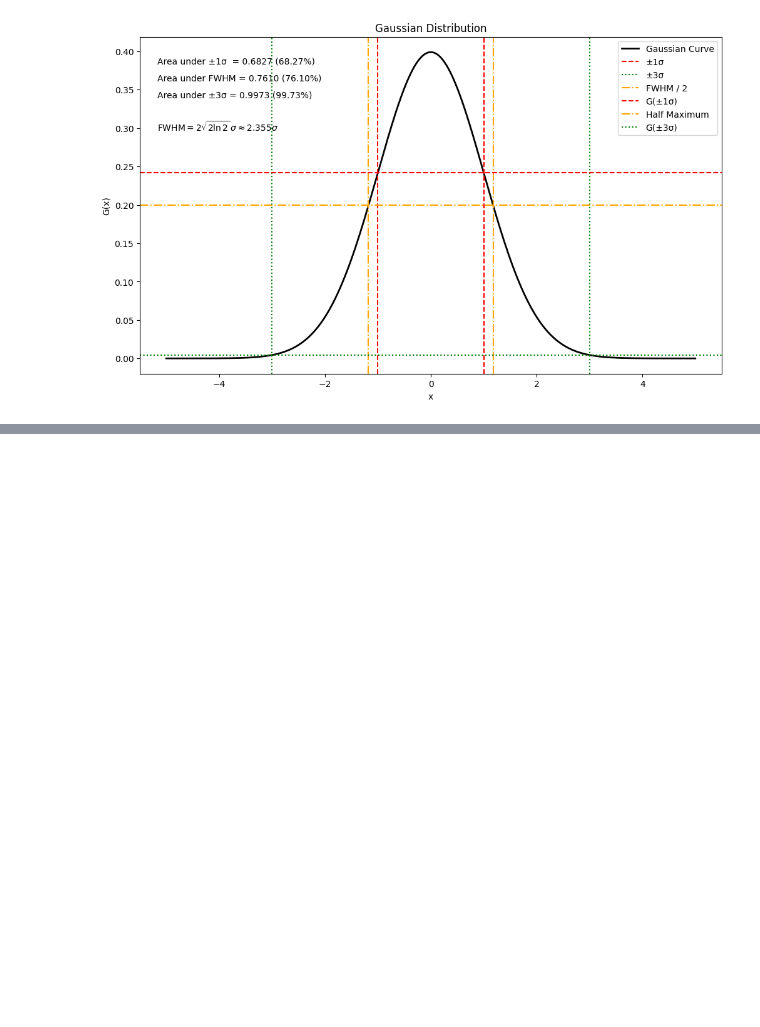
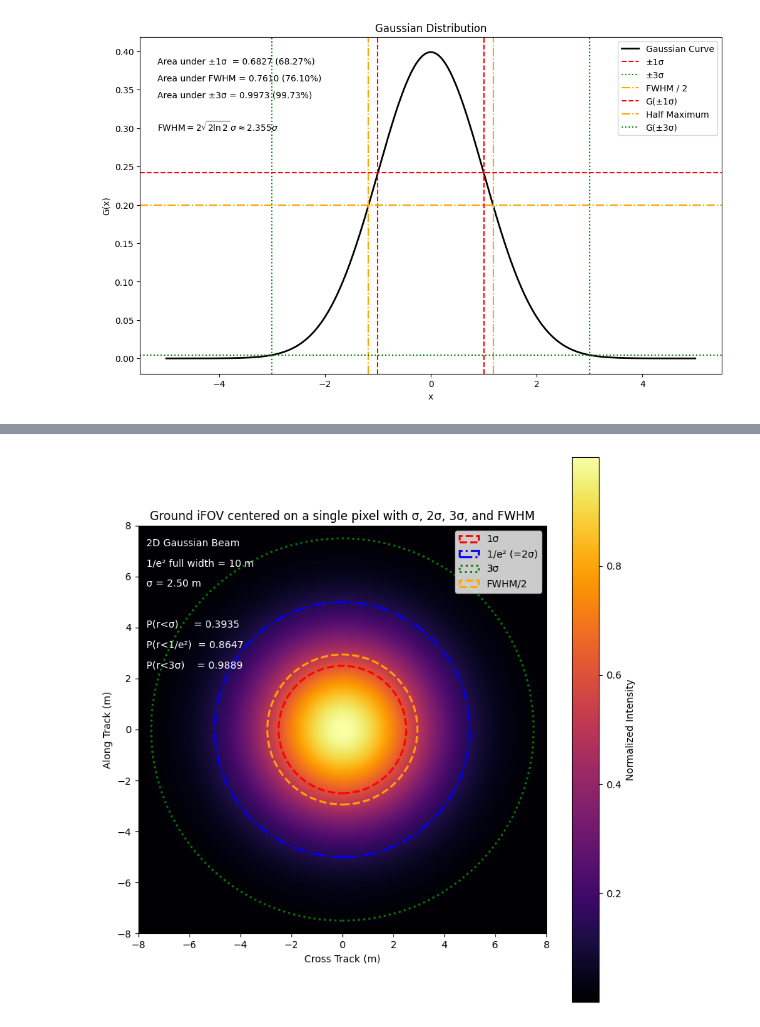
Before and after one commit to raidurgesh/CASALS, a Jupyter notebook: Gaussian_v0.1.ipynb, the cells around one changed output, grey strips where cells are left out. Cells and saved outputs as stored; diff of their text form; code cells hidden in the pictures; blank space fills up the shorter version.

```diff
--- a/Gaussian_v0.1.ipynb
+++ b/Gaussian_v0.1.ipynb
@@ -61,0 +414,64 @@ plt.show()
+# %%
+import numpy as np
+import matplotlib.pyplot as plt
+
+# Parameters
+spot_1e2 = 10.0          # 1/e^2 full width [m]
+sigma = spot_1e2 / 4     # Gaussian sigma [m]
+
+extent = 8               # to capture iFOV of ground onto a pixel [m]
+n = 500
+
+# Grid
+x = np.linspace(-extent, extent, n)
+y = np.linspace(-extent, extent, n)
+X, Y = np.meshgrid(x, y)
+R2 = X**2 + Y**2
+
+# 2D Gaussian (normalized peak = 1)
+Z = np.exp(-R2 / (2 * sigma**2))
+
+# Radii
+r_1 = sigma
+r_2 = 2 * sigma          # = 1/e^2 radius
+r_3 = 3 * sigma
+r_fwhm = sigma * np.sqrt(2 * np.log(2))
+
+# Encircled power
+def encircled(R):
+    return 1 - np.exp(-R**2 / (2 * sigma**2))
+
+# Plot
+plt.figure(figsize=(8, 8))
+im = plt.imshow(Z, extent=[-extent, extent, -extent, extent], origin="lower", cmap="inferno")
+
+# Overlays
+for r, c, ls, lbl in [
+    (r_1, "red", "--", "1σ"),
+    (r_2, "blue", "-.", "1/e² (=2σ)"),
+    (r_3, "green", ":", "3σ"),
+    (r_fwhm, "orange", "--", "FWHM/2"),
+]:
+    plt.gca().add_patch(
+        plt.Circle((0, 0), r, fill=False, color=c, lw=2, ls=ls, label=lbl)
+    )
+
+# Text
+plt.text(0.02, 0.95, "2D Gaussian Beam", transform=plt.gca().transAxes, color="white")
+plt.text(0.02, 0.90, "1/e² full width = 10 m", transform=plt.gca().transAxes, color="white")
+plt.text(0.02, 0.85, f"σ = {sigma:.2f} m", transform=plt.gca().transAxes, color="white")
+
+plt.text(0.02, 0.75, f"P(r<σ)     = {encircled(r_1):.4f}", transform=plt.gca().transAxes, color="white")
+plt.text(0.02, 0.70, f"P(r<1/e²)  = {encircled(r_2):.4f}", transform=plt.gca().transAxes, color="white")
+plt.text(0.02, 0.65, f"P(r<3σ)    = {encircled(r_3):.4f}", transform=plt.gca().transAxes, color="white")
+
+plt.xlabel("Cross Track (m)")
+plt.ylabel("Along Track (m)")
+plt.gca().set_aspect("equal")
+plt.legend(loc="upper right")
+plt.colorbar(im, label="Normalized Intensity")
+plt.title("Ground iFOV centered on a single pixel with σ, 2σ, 3σ, and FWHM")
+plt.tight_layout()
+plt.show()
+# %% [output]
+[figure, added]
```
Also changed, not shown: parts of 11 cells of this notebook, 2 other files.
